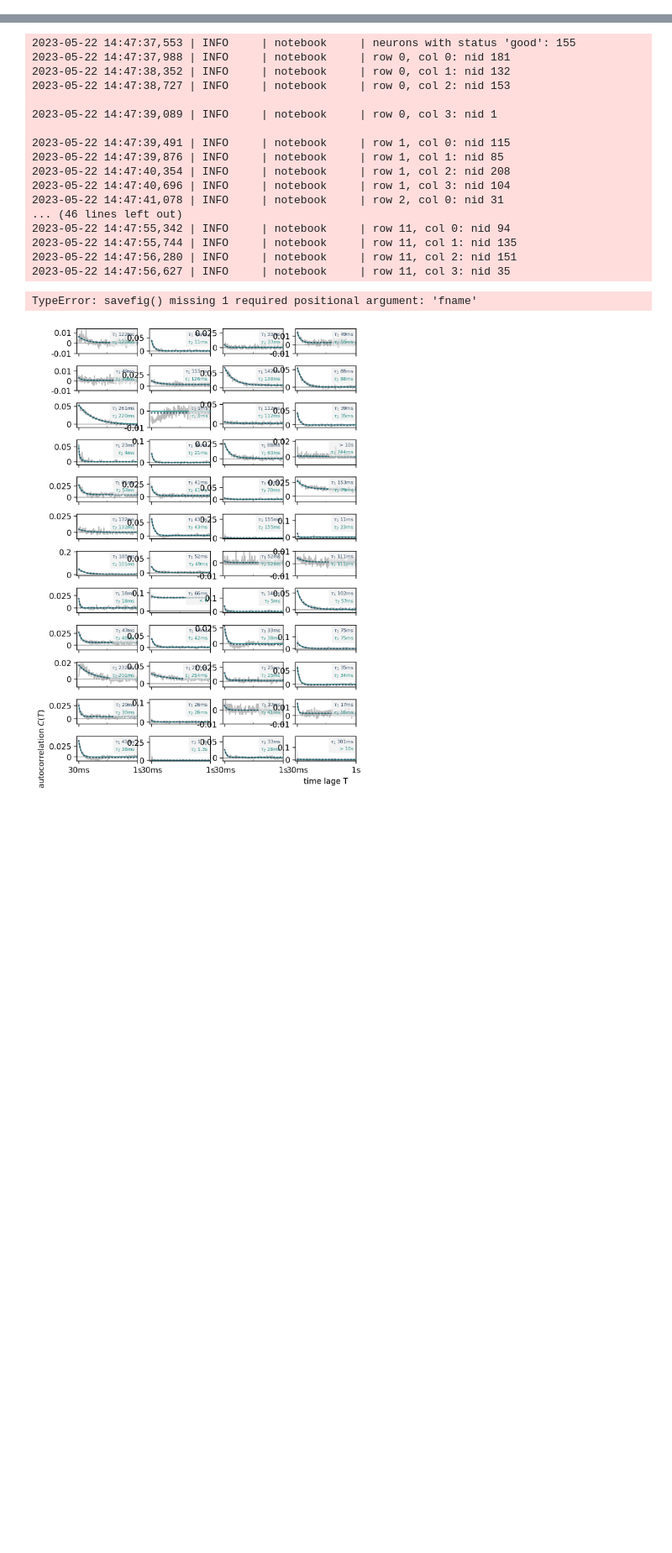
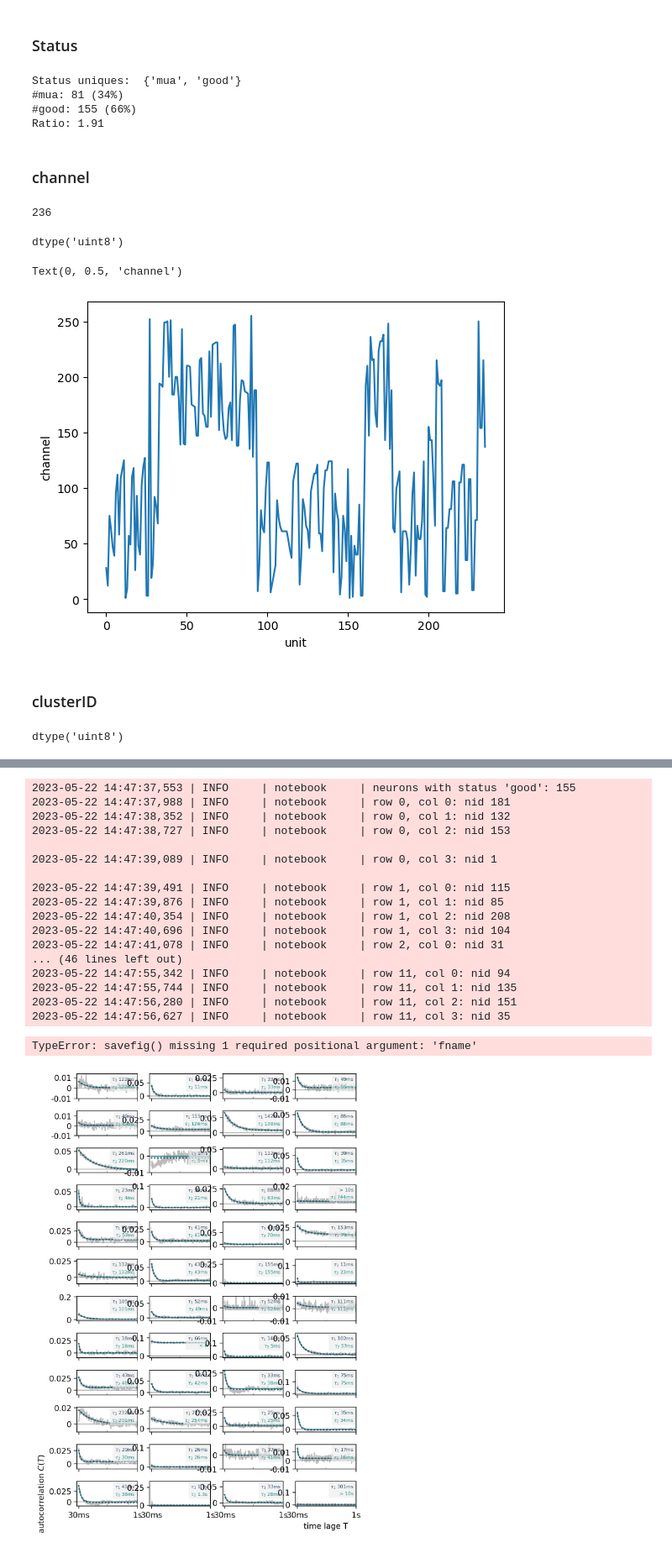
Before and after one commit to CarlosErnestoMA/mouse_visual_timescales, a Jupyter notebook: pigeon_data/scratchpad.ipynb, the cells around one changed output, grey strips where cells are left out. Shown at 84% size. Saved outputs shown, nothing was run; the diff lists cells and outputs as text; code cells hidden in the pictures; blank space fills up the shorter version.

```diff
--- a/pigeon_data/scratchpad.ipynb
+++ b/pigeon_data/scratchpad.ipynb
@@ -24,8 +29,6 @@
 # %%
+mat = scipy.io.loadmat('SPP2205.mat')
 
-
-import scipy.io
-mat = scipy.io.loadmat('SPP2205.mat')
 
 # trying to figure out which column is what
 n_id = 1
@@ -42,5 +45,14 @@ prepped[n_id] = dict()
 for n_id in range(0, len(data)):
     prepped[n_id] = dict()
     prepped[n_id]["spikes"] = data[n_id][0].flatten()
+    prepped[n_id]["region"] = data[n_id][1][0]
     prepped[n_id]["status"] = data[n_id][2][0]
-    prepped[n_id]["readout_n_id"] = data[n_id][3][0,0]
+    prepped[n_id]["clusterID"] = data[n_id][3][0,0]
+    prepped[n_id]["channel"] = data[n_id][4][0,0]
+
+# data[unit][n]
+#   0 spike times
+#   1 region
+#   2 status
+#   3 cluster ID
+#   4 channel
@@ -46,0 +83,49 @@ for n_id in range(0, len(data)):
+# %% [markdown]
+### Status
+# %%
+# Status consists out of "mua" and "good"
+# mua = Mulit Unit Activity
+# good = Single Unit Acitivity
+# Many units with mua status, but still more "good" ones
+
+stati = [prepped[id]["status"] for id in range(len(prepped))]
+
+print("Status uniques: ", set(stati))
+print(f"#mua: {stati.count('mua')} ({stati.count('mua')/len(prepped)*100:.0f}%)")
+print(f"#good: {stati.count('good')} ({stati.count('good')/len(prepped)*100:.0f}%)")
+print(f"Ratio: {stati.count('good')/stati.count('mua'):.2f}")
+# %% [output]
+Status uniques:  {'mua', 'good'}
+#mua: 81 (34%)
+#good: 155 (66%)
+Ratio: 1.91
+# %% [markdown]
+### channel
+# %%
+len(prepped)
+# %% [output]
+236
+# %%
+# channel consists out of ints
+
+prepped[0]["channel"].dtype
+# %% [output]
+dtype('uint8')
+# %%
+# PLot "Channel"
+readout_n = [prepped[id]["channel"] for id in prepped.keys()]
+
+plt.plot(readout_n)
+plt.xlabel("unit")
+plt.ylabel("channel")
+# %% [output]
+Text(0, 0.5, 'channel')
+[figure, added]
+# %% [markdown]
+### clusterID
+# %%
+#clusterID consists out of ints
+
+prepped[0]["clusterID"].dtype
+# %% [output]
+dtype('uint8')
```
Also changed, not shown: parts of 12 cells of this notebook, 1 other file.
